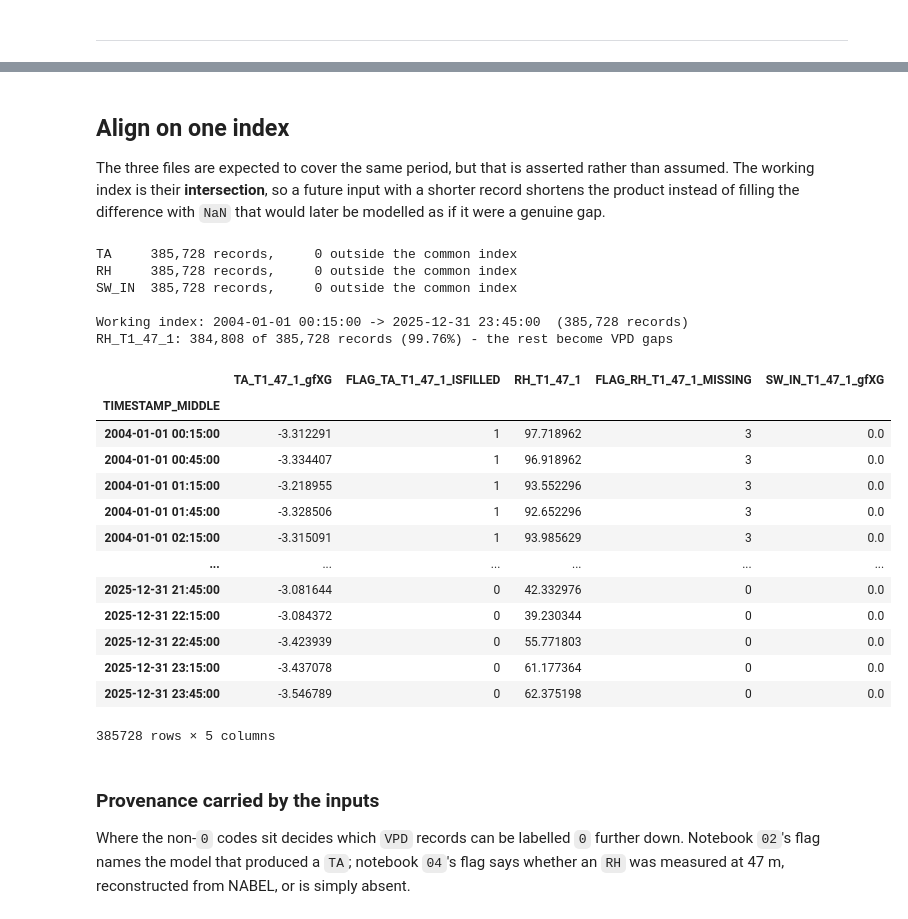
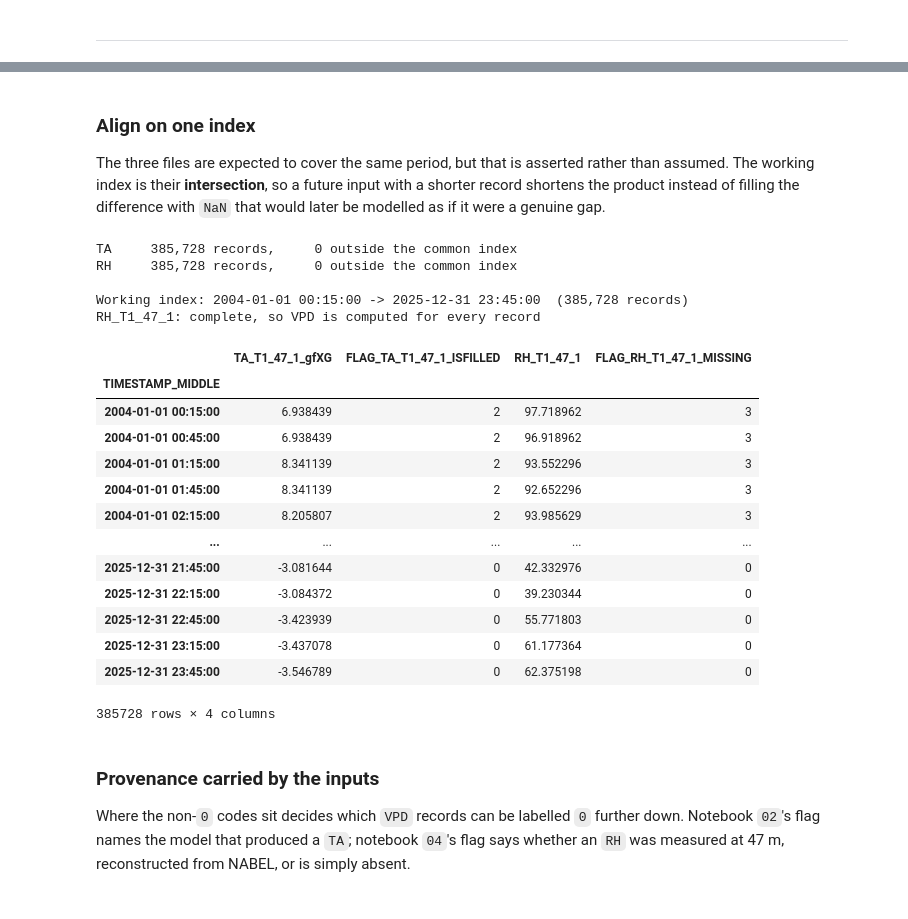
Before and after one commit to holukas/dataset_ch-lae_flux_product, a Jupyter notebook: workflow/10_METEO/30_PRODUCTS/07_METEO_VPD_2004-2025.ipynb, the cells around one changed output, grey strips where cells are left out. Saved outputs shown, nothing was run; the diff lists cells and outputs as text; code cells hidden in the pictures.

```diff
--- a/workflow/10_METEO/30_PRODUCTS/07_METEO_VPD_2004-2025.ipynb
+++ b/workflow/10_METEO/30_PRODUCTS/07_METEO_VPD_2004-2025.ipynb
@@ -308,59 +268,54 @@ _SW_IN_GAPFILLED_2004-2025.parquet (0.132 seconds).
 # %% [markdown]
-## Align on one index
+### Align on one index
 
 The three files are expected to cover the same period, but that is asserted rather than assumed.
 The working index is their **intersection**, so a future input with a shorter record shortens the
 product instead of filling the difference with `NaN` that would later be modelled as if it were a
 genuine gap.
 # %%
-common_index = ta_in.index.intersection(rh_in.index).intersection(swin_in.index)
+common_index = ta_in.index.intersection(rh_in.index)
 common_index.name = ta_in.index.name
 
-for _label, _df in [('TA', ta_in), ('RH', rh_in), ('SW_IN', swin_in)]:
+for _label, _df in [('TA', ta_in), ('RH', rh_in)]:
     _dropped = len(_df) - len(common_index)
     print(f"{_label:<6} {len(_df):>7,} records, {_dropped:>5,} outside the common index")
-
-assert len(common_index) > 0, "the three inputs do not overlap at all"
+assert len(common_index) > 0, "the two inputs do not overlap at all"
 
 df = pd.DataFrame(index=common_index)
 df[TA_COL] = ta_in[TA_COL]
 df[TA_FLAGCOL] = ta_in[TA_FLAGCOL]
 df[RH_COL] = rh_in[RH_COL]
 df[RH_FLAGCOL] = rh_in[RH_FLAGCOL]
-df[SWIN_COL] = swin_in[SWIN_COL]
 
 print(f"\nWorking index: {df.index[0]} -> {df.index[-1]}  ({len(df):,} records)")
 
-# TA and SW_IN arrive gap-filled and must be complete; RH is expected to have gaps.
+# Both inputs arrive complete, so VPD can be computed for every record.
 assert df[TA_COL].notna().all(), f"{TA_COL} has gaps but notebook 02 exports a complete series"
-assert df[SWIN_COL].notna().all(), f"{SWIN_COL} has gaps but notebook 01 exports a complete series"
+assert df[RH_COL].notna().all(), f"{RH_COL} has gaps but notebook 04 now exports a complete series"
 assert df[TA_FLAGCOL].notna().all(), f"{TA_FLAGCOL} has missing flags"
 assert df[RH_FLAGCOL].notna().all(), f"{RH_FLAGCOL} has missing flags"
-
-print(f"{RH_COL}: {df[RH_COL].notna().sum():,} of {len(df):,} records "
-      f"({100 * df[RH_COL].notna().mean():.2f}%) - the rest become VPD gaps")
+print(f"{RH_COL}: complete, so VPD is computed for every record")
 df
 # %% [output]
 TA     385,728 records,     0 outside the common index
 RH     385,728 records,     0 outside the common index
-SW_IN  385,728 records,     0 outside the common index
 
 Working index: 2004-01-01 00:15:00 -> 2025-12-31 23:45:00  (385,728 records)
-RH_T1_47_1: 384,808 of 385,728 records (99.76%) - the rest become VPD gaps
+RH_T1_47_1: complete, so VPD is computed for every record
-|  | TA_T1_47_1_gfXG | FLAG_TA_T1_47_1_ISFILLED | RH_T1_47_1 | FLAG_RH_T1_47_1_MISSING | SW_IN_T1_47_1_gfXG |
-| TIMESTAMP_MIDDLE |  |  |  |  |  |
-| 2004-01-01 00:15:00 | -3.312291 | 1 | 97.718962 | 3 | 0.0 |
-| 2004-01-01 00:45:00 | -3.334407 | 1 | 96.918962 | 3 | 0.0 |
-| 2004-01-01 01:15:00 | -3.218955 | 1 | 93.552296 | 3 | 0.0 |
-| 2004-01-01 01:45:00 | -3.328506 | 1 | 92.652296 | 3 | 0.0 |
-| 2004-01-01 02:15:00 | -3.315091 | 1 | 93.985629 | 3 | 0.0 |
-| ... | ... | ... | ... | ... | ... |
-| 2025-12-31 21:45:00 | -3.081644 | 0 | 42.332976 | 0 | 0.0 |
-| 2025-12-31 22:15:00 | -3.084372 | 0 | 39.230344 | 0 | 0.0 |
-| 2025-12-31 22:45:00 | -3.423939 | 0 | 55.771803 | 0 | 0.0 |
-| 2025-12-31 23:15:00 | -3.437078 | 0 | 61.177364 | 0 | 0.0 |
-| 2025-12-31 23:45:00 | -3.546789 | 0 | 62.375198 | 0 | 0.0 |
+|  | TA_T1_47_1_gfXG | FLAG_TA_T1_47_1_ISFILLED | RH_T1_47_1 | FLAG_RH_T1_47_1_MISSING |
+| TIMESTAMP_MIDDLE |  |  |  |  |
+| 2004-01-01 00:15:00 | 6.938439 | 2 | 97.718962 | 3 |
+| 2004-01-01 00:45:00 | 6.938439 | 2 | 96.918962 | 3 |
+| 2004-01-01 01:15:00 | 8.341139 | 2 | 93.552296 | 3 |
+| 2004-01-01 01:45:00 | 8.341139 | 2 | 92.652296 | 3 |
+| 2004-01-01 02:15:00 | 8.205807 | 2 | 93.985629 | 3 |
+| ... | ... | ... | ... | ... |
+| 2025-12-31 21:45:00 | -3.081644 | 0 | 42.332976 | 0 |
+| 2025-12-31 22:15:00 | -3.084372 | 0 | 39.230344 | 0 |
+| 2025-12-31 22:45:00 | -3.423939 | 0 | 55.771803 | 0 |
+| 2025-12-31 23:15:00 | -3.437078 | 0 | 61.177364 | 0 |
+| 2025-12-31 23:45:00 | -3.546789 | 0 | 62.375198 | 0 |
-385728 rows × 5 columns
+385728 rows × 4 columns
 # %% [markdown]
 ### Provenance carried by the inputs
 
```
Also changed, not shown: parts of 55 cells of this notebook.
